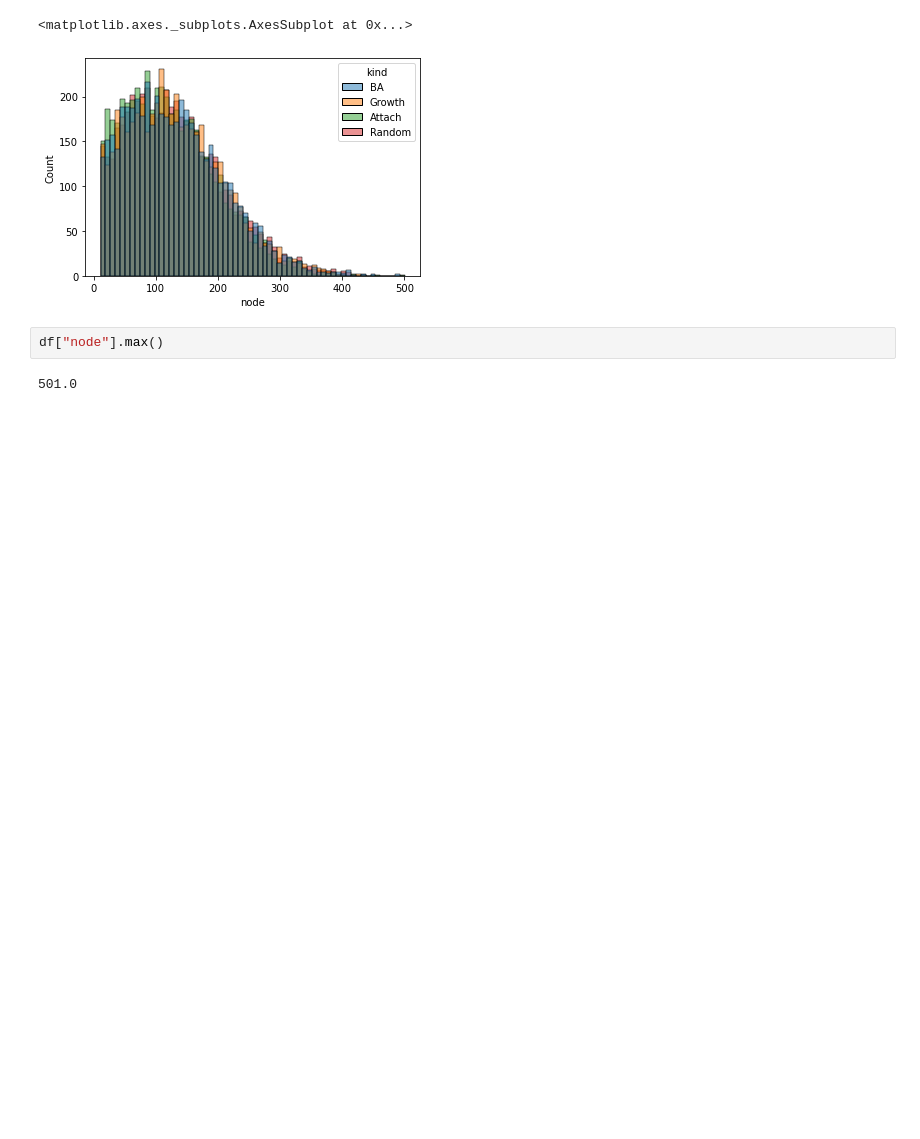
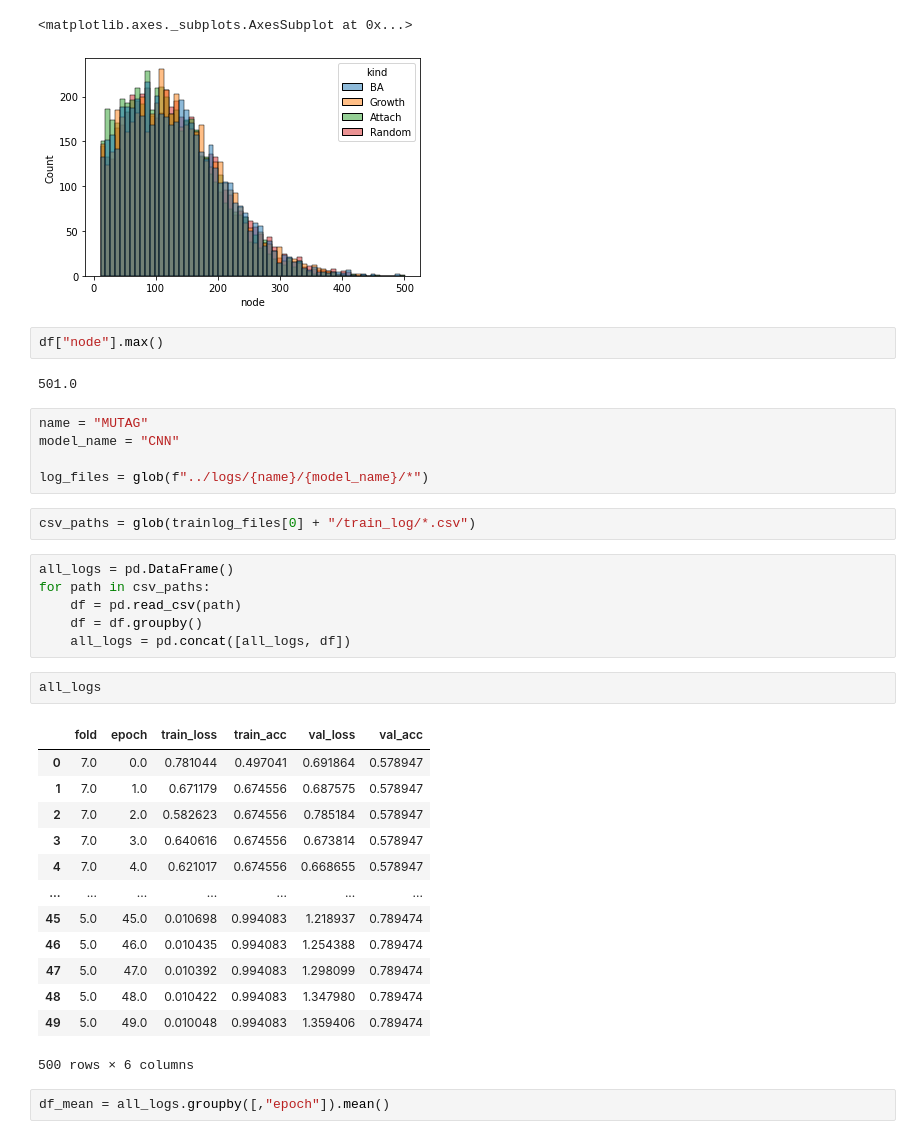
Before and after one commit to HayatoTanoue/CNN_GNN_exeriments, a Jupyter notebook: notebooks/log_eda.ipynb, the cells around one changed output. Drawn from its saved outputs; the diff is of its cells as text; blank space fills up the shorter version.

```diff
--- a/notebooks/log_eda.ipynb
+++ b/notebooks/log_eda.ipynb
@@ -224,3 +279,34 @@ sns.histplot(x="node",data=df,hue="kind")
 df["node"].max()
 # %% [output]
 501.0
+# %%
+name = "MUTAG"
+model_name = "CNN"
+
+log_files = glob(f"../logs/{name}/{model_name}/*")
+# %%
+csv_paths = glob(trainlog_files[0] + "/train_log/*.csv")
+# %%
+all_logs = pd.DataFrame()
+for path in csv_paths:
+    df = pd.read_csv(path)
+    df = df.groupby()
+    all_logs = pd.concat([all_logs, df])
+# %%
+all_logs
+# %% [output]
+|  | fold | epoch | train_loss | train_acc | val_loss | val_acc |
+| 0 | 7.0 | 0.0 | 0.781044 | 0.497041 | 0.691864 | 0.578947 |
+| 1 | 7.0 | 1.0 | 0.671179 | 0.674556 | 0.687575 | 0.578947 |
+| 2 | 7.0 | 2.0 | 0.582623 | 0.674556 | 0.785184 | 0.578947 |
+| 3 | 7.0 | 3.0 | 0.640616 | 0.674556 | 0.673814 | 0.578947 |
+| 4 | 7.0 | 4.0 | 0.621017 | 0.674556 | 0.668655 | 0.578947 |
+| ... | ... | ... | ... | ... | ... | ... |
+| 45 | 5.0 | 45.0 | 0.010698 | 0.994083 | 1.218937 | 0.789474 |
+| 46 | 5.0 | 46.0 | 0.010435 | 0.994083 | 1.254388 | 0.789474 |
+| 47 | 5.0 | 47.0 | 0.010392 | 0.994083 | 1.298099 | 0.789474 |
+| 48 | 5.0 | 48.0 | 0.010422 | 0.994083 | 1.347980 | 0.789474 |
+| 49 | 5.0 | 49.0 | 0.010048 | 0.994083 | 1.359406 | 0.789474 |
+500 rows × 6 columns
+# %%
+df_mean = all_logs.groupby([,"epoch"]).mean()
```
Also changed, not shown: parts of 20 cells of this notebook, 17 other files.
